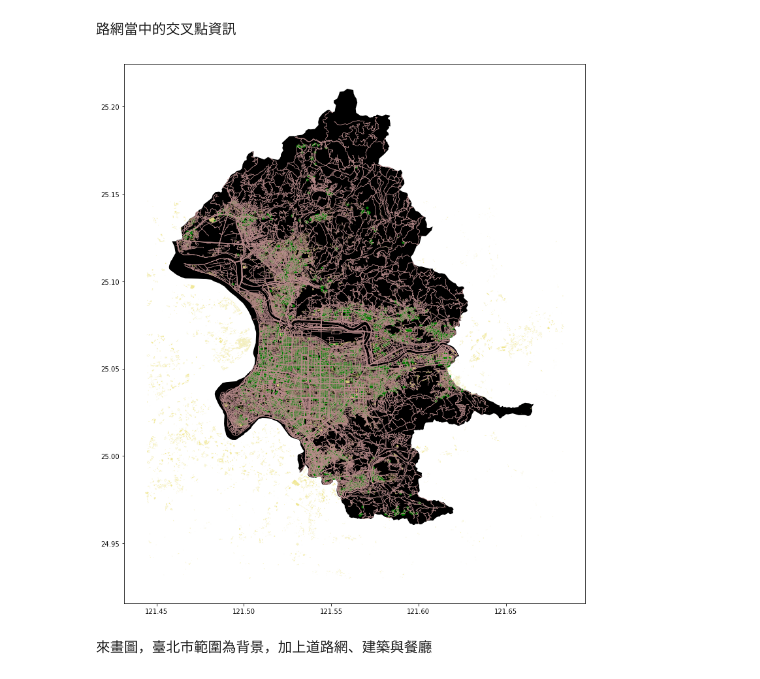
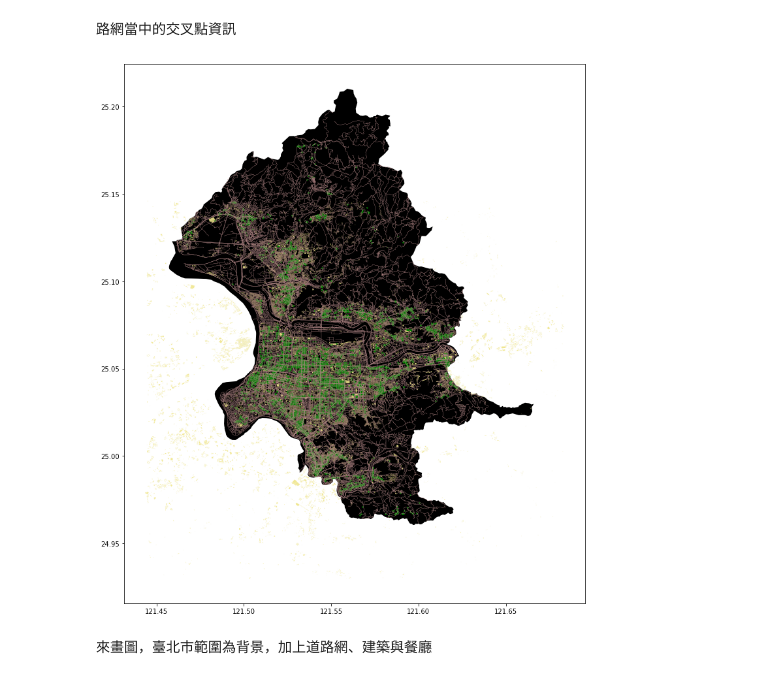
Before and after one commit to Supaplextw/OpenStreetMap-Python, a Jupyter notebook: OSMnx Taipei.ipynb, the cells around one changed output. Cells and saved outputs as stored; diff of their text form; code cells hidden in the pictures.

```diff
--- a/OSMnx Taipei.ipynb
+++ b/OSMnx Taipei.ipynb
@@ -227,21 +311,21 @@ nodes.head()
 # %%
 import matplotlib.pyplot as plt
 
 fig, ax = plt.subplots(figsize=(18,12))
 
 # Plot the footprint
 area.plot(ax=ax, facecolor='black')
 
 # Plot street edges
-edges.plot(ax=ax, linewidth=0.5, edgecolor='#BC8F8F')
+edges.plot(ax=ax, linewidth=0.2, edgecolor='#BC8F8F')
 
 # Plot buildings
 buildings.plot(ax=ax, facecolor='khaki', alpha=0.9)
 
 # Plot restaurants
-restaurants.plot(ax=ax, color='green', alpha=0.9, markersize=10)
+restaurants.plot(ax=ax, color='green', alpha=0.9, markersize=2)
 plt.tight_layout()
 # %% [output]
-[figure, old version]
+[figure, new version]
 # %% [markdown]
 來畫圖，臺北市範圍為背景，加上道路網、建築與餐廳
```
Also changed, not shown: parts of 24 cells of this notebook.
